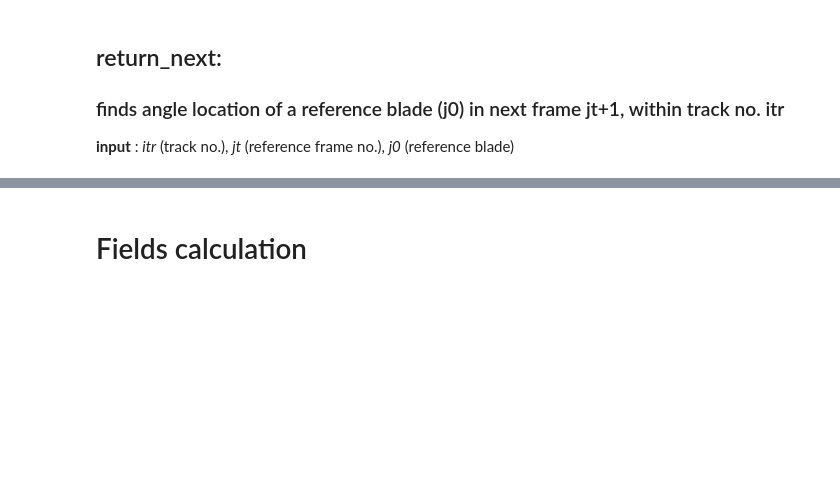
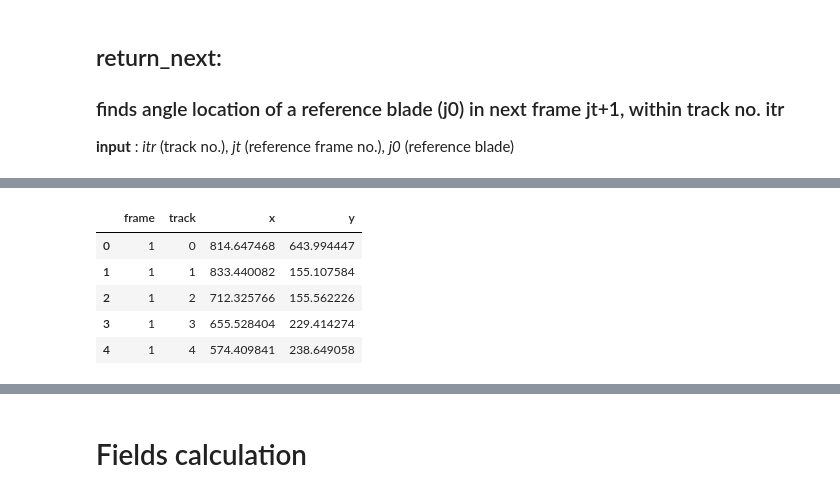
Before and after one commit to fvegar/brownian, a Jupyter notebook: chiral_tracks.ipynb, the cells around one changed output, grey strips where cells are left out. Drawn from its saved outputs; the diff is of its cells as text; code cells hidden in the pictures; blank space fills up the shorter version.

```diff
--- a/chiral_tracks.ipynb
+++ b/chiral_tracks.ipynb
@@ -647,0 +636,90 @@ storing all tracks (maxima arrays corrected)
+# %%
+# COMPLETE SET OF READING INSTRUCTIONS
+
+series_directory = 'rho_0_025' # series directory.
+hash_prefix = '4bf1a08dbd71379766e543b9532df560' # experiment hash ID
+
+print('data reading and basic processing\n')
+
+info = get_info(series_directory, hash_prefix)
+
+datos = simple_pickle_read(series_directory, hash_prefix)
+datos_orig, datos = reset_track_indexes(datos)
+
+datos = datos[['frame','track','x','y']]
+
+# imprime (formateada) cabecera de tabla de datos
+pdisplay(datos.head())
+
+
+print('\n min for positions:\n', np.min(datos[['x','y']]), '\n')
+print('max. for positions:\n', np.max(datos[['x','y']]), '\n')
+print('\n average for x,y positions:\t', np.mean(datos.x), np.mean(datos.y), '\n')
+
+
+print('storing all tracks (maxima arrays corrected)')
+# store tracks individually
+tracks = all_tracks(datos, True)
+
+#Ntracks = 25
+
+for i in range(Ntracks):
+
+    # velocities
+    diffsx = tracks[i].x[1:].values - tracks[i].x[:-1].values
+    diffsy = tracks[i].y[1:].values - tracks[i].y[:-1].values
+    tracks[i] = tracks[i].drop(len(tracks[i])-1)
+    tracks[i]['vx'] = diffsx
+    tracks[i]['vy'] = diffsy
+
+    # accelerations
+    adx = tracks[i].vx[1:].values - tracks[i].vx[:-1].values
+    ady = tracks[i].vy[1:].values - tracks[i].vy[:-1].values
+    tracks[i] = tracks[i].drop(len(tracks[i])-1)
+    tracks[i]['ax'] = adx
+    tracks[i]['ay'] = ady
+
+    tracks[i] = tracks[i][['frame', 'track', 'x', 'y', 'vx', 'vy', 'ax', 'ay']] # no spin
+
+
+### REBUILD DATA TABLE
+datos = tracks[0] # this is necessary because we derive v's and ws from tracks
+
+for i in range(1,Ntracks):
+    datos = datos.append(tracks[i])
+datos = datos.reset_index(drop=True)
+### end rebuild data table
+
+##### SYSTEM COORDINATE TRANSFORMATIONS ###########
+# image_flip_y. FIRST THAN NOTHING
+datos.loc[:,'y'] = info['shape'][0][1] - datos.y.values
+# image_flip_vy FIRST THAN NOTHING
+datos.loc[:,'vy'] = -datos.vy.values
+
+# create distance to center column
+datos['r'] = np.sqrt((datos.x.values- info.ROI_center[0][0]) **2  + (datos.y.values- info.ROI_center[0][1]) **2 )
+
+# change reference point to ROI center
+datos.loc[:,'x'] = datos.loc[:,'x'] - info.ROI_center[0][0]
+datos.loc[:,'y'] = datos.loc[:,'y'] - info.ROI_center[0][1]
+
+datos = datos.reset_index(drop=True)
+
+
+#
+## set coordinates origin
+#ishifted = 0
+#datos_orig, datos = set_origin(395,669, datos)
+#iscaled = 0
+#datos_orig, datos = scale(100*info.particle_diameter_m[0]/info.particle_diameter_px[0], 1/info.fps[0], datos)
+#datos.theta = (2 * np.pi) * datos.theta / circ_unit
+#datos.w = (2* np.pi) * datos.w /circ_unit
+
+#pdisplay(datos.head())
+
+#datos.loc[:,'vx'] = signal.savgol_filter(datos.vx.values, 7,3)
+#datos.loc[:,'vy'] = signal.savgol_filter(datos.vy.values, 7,3)
+#datos.loc[:,'w'] = signal.savgol_filter(datos.w.values, 5,3)
+#
+#pdisplay(datos.head())
+# %% [output]
@@ -647,0 +745,6 @@ storing all tracks (maxima arrays corrected)
+|  | frame | track | x | y |
+| 0 | 1 | 0 | 814.647468 | 643.994447 |
+| 1 | 1 | 1 | 833.440082 | 155.107584 |
+| 2 | 1 | 2 | 712.325766 | 155.562226 |
+| 3 | 1 | 3 | 655.528404 | 229.414274 |
+| 4 | 1 | 4 | 574.409841 | 238.649058 |
```
Also changed, not shown: parts of 21 cells of this notebook.
